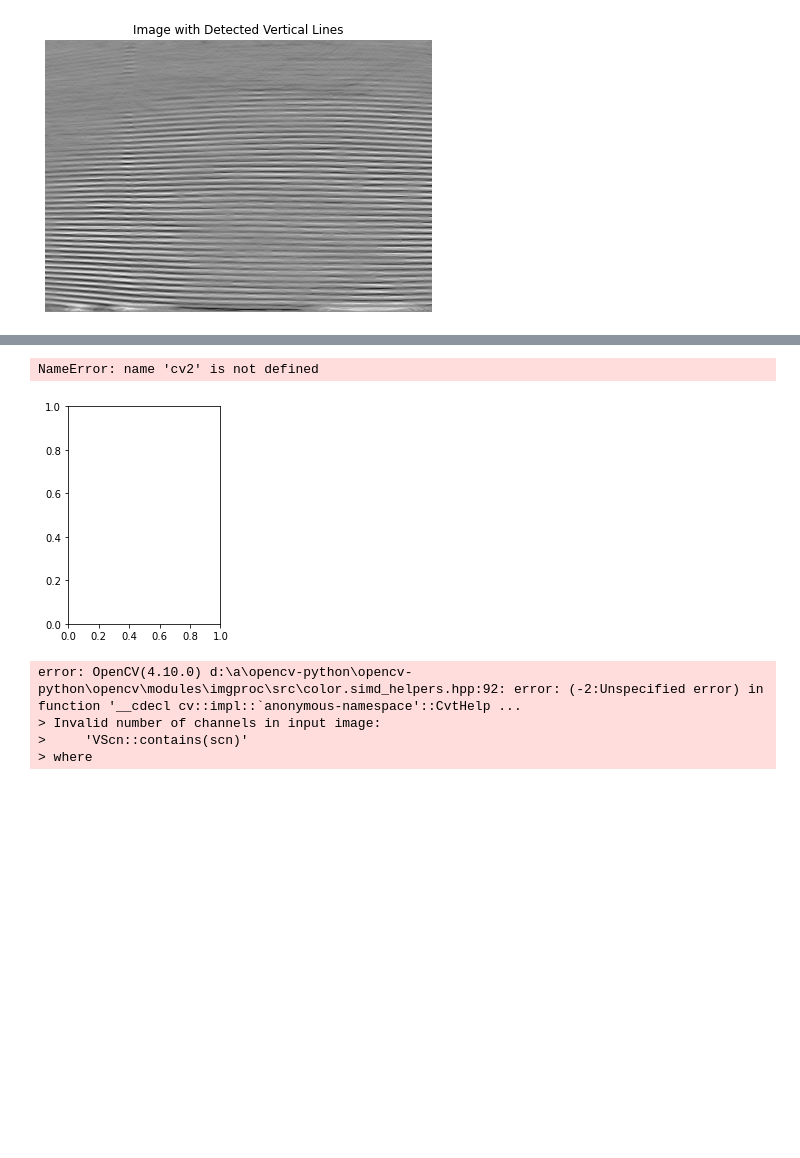
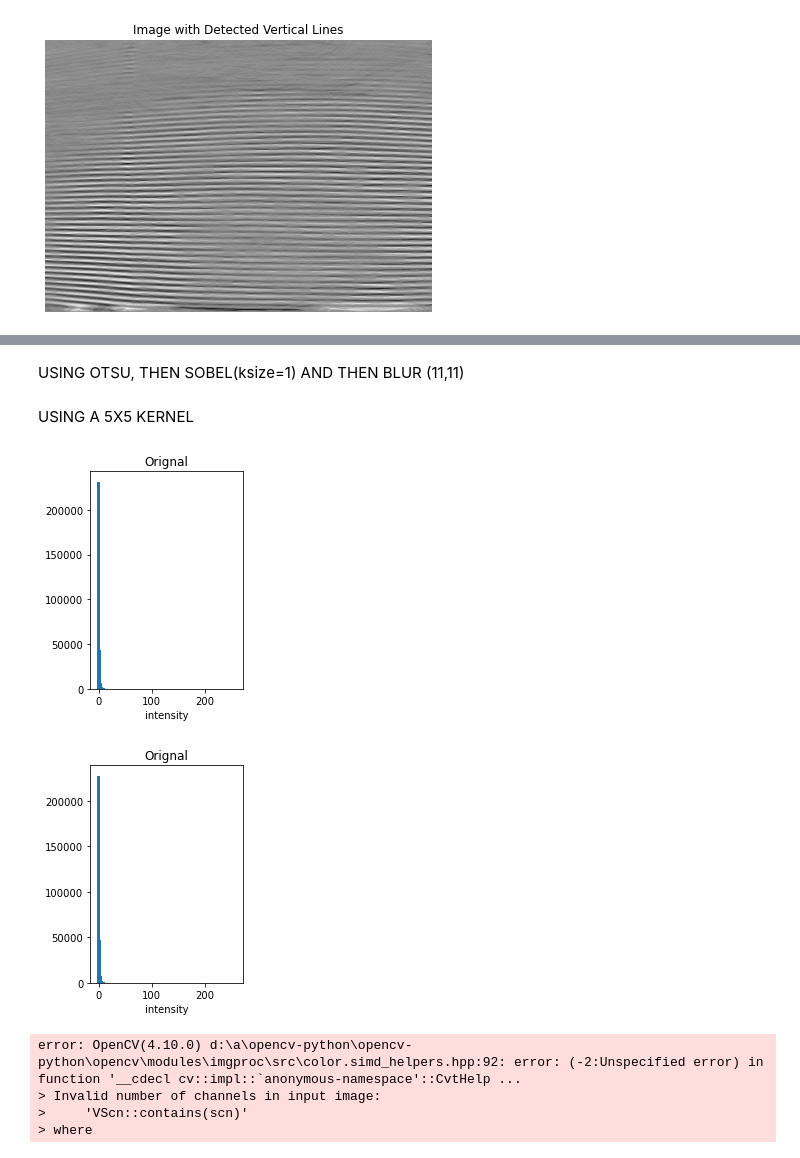
Before and after one commit to adityagupta-apg/knitsmart, a Jupyter notebook: practice.ipynb, the cells around one changed output, grey strips where cells are left out. Drawn from its saved outputs; the diff is of its cells as text; code cells hidden in the pictures; blank space fills up the shorter version.

```diff
--- a/practice.ipynb
+++ b/practice.ipynb
@@ -182,7 +186,7 @@ def plot_hist(old_image, new_image, title_old="Original Image", title_new="New I
     plt.show()
 
 # Load a grayscale image
-image = cv2.imread(r'c:\Users\Aditya\Downloads\Knitsmartdata\test_dataset\Minor_default\6.jpg')
+image = cv2.imread(r'6.jpg')
 image=image[:480,:,:]
 image = cv2.cvtColor(image, cv2.COLOR_RGB2HSV)
 
@@ -266,9 +269,9 @@ sobel=cv.Sobel(image, cv2.CV_64F,1,0,ksize=1)
 
 blurred=cv.blur(sobel,(11,11))
 
-cv.imshow('sobel',blurred)
+cv.imshow('GOOD IMAGE',blurred)
 
-image_path = r'c:\Users\Aditya\Downloads\Knitsmartdata\test_dataset\Minor_default\2.jpg'
+image_path = r'c:\Users\Aditya\Downloads\Knitsmartdata\test_dataset\Minor_default\6.jpg'
 image = cv.imread(image_path)
 image=image[:480,:,:]
 
@@ -276,6 +279,6 @@ sobel=cv.Sobel(image, cv2.CV_64F,1,0,ksize=1)
 
 blurred=cv.blur(sobel,(11,11))
 
-cv.imshow('bad one',blurred)
+cv.imshow('BAD IMAGE',blurred)
 cv.waitKey(0)
 cv.destroyAllWindows()
@@ -323,3 +325,5 @@ plt.show()
+# %% [markdown]
+USING OTSU, THEN SOBEL(ksize=1) AND THEN BLUR (11,11)
 # %%
 import cv2 as cv
 import numpy as np
@@ -361,6 +365,8 @@ Process(image_path1, ksize1, "Good")
 Process(image_path2, ksize1, "Bad")
 cv.waitKey(0)
 cv.destroyAllWindows()
+# %% [markdown]
+USING A 5X5 KERNEL
 # %%
 import cv2 as cv
 import numpy as np
@@ -417,37 +423,37 @@ def plot_hist(old_image,title_old="Orignal"):
     plt.title(title_old)
     plt.xlabel('intensity')
     plt.show()
 def process_image(image_path, window_name, ksize=1):
     # Load image
     image = cv.imread(image_path)
 
     # Crop the image to a specific region
     image = image[:480, :, :]
 
     # Apply Sobel filter
     sobel = cv.Sobel(image, cv.CV_8U, 1, 0, ksize=ksize)
     plot_hist(sobel)
     _,sobel=cv.threshold(sobel,80,255,cv.THRESH_BINARY)
 
     # Apply blur
-    #blurred = cv.blur(sobel, (11, 11))
+    blurred = cv.blur(sobel, (11, 11))
 
     # Display the processed image
-    cv.imshow(window_name, sobel)
+    cv.imshow(window_name, blurred)
 
 # Image paths
 image_path1 = r'C:\Users\Aditya\Downloads\Knitsmartdata\test_dataset\Good_image\anomaly1_412.jpg'
 image_path2 = r'C:\Users\Aditya\Downloads\Knitsmartdata\test_dataset\Minor_default\4.jpg'
 
 # Process images
 process_image(image_path1, 'Good Image')
 process_image(image_path2, 'Bad Image')
 
 cv.waitKey(0)
 cv.destroyAllWindows()
 # %% [output]
-NameError: name 'cv2' is not defined
-[figure, old version]
+[figure, new version]
+[figure, added]
 # %%
 import cv2 as cv
 import numpy as np
```
Also changed, not shown: parts of 6 cells of this notebook.
